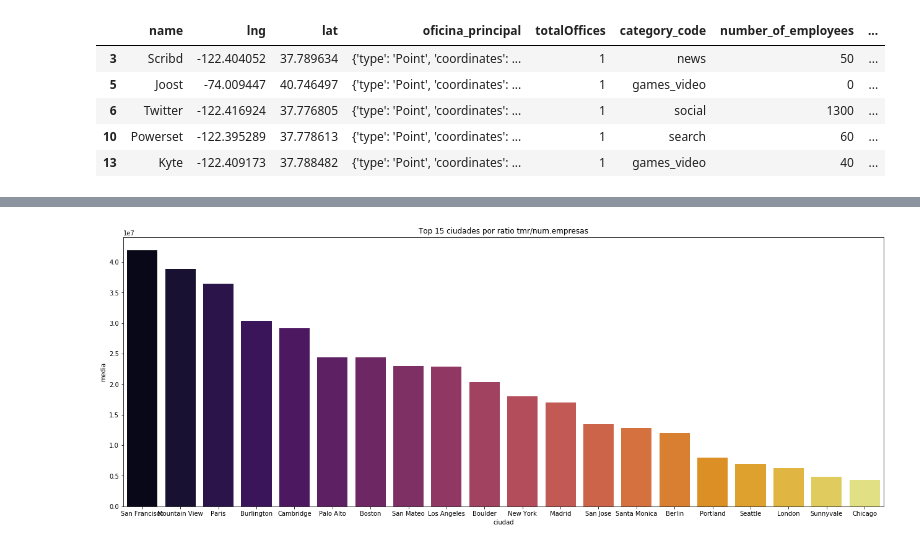
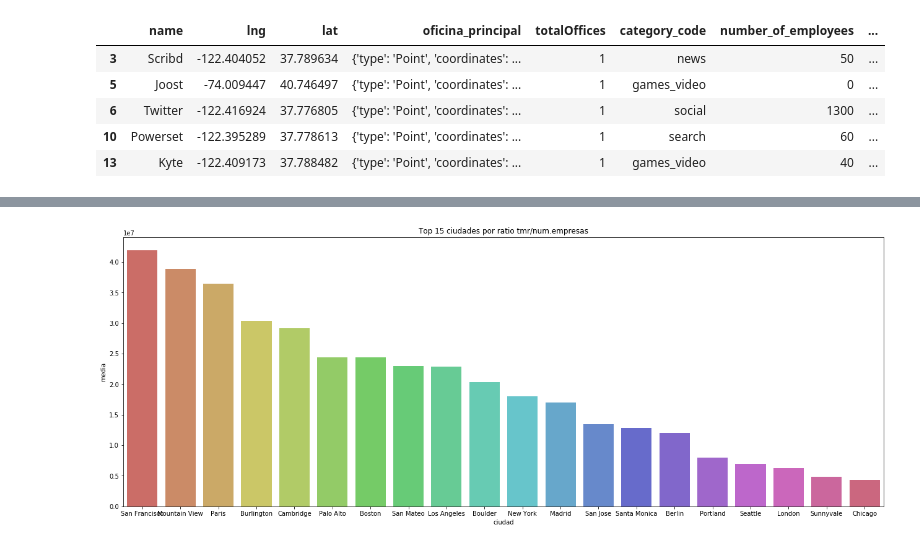
Before and after one commit to Pacoanes/find_my_office, a Jupyter notebook: Extraer.ipynb, the cells around one changed output, grey strips where cells are left out. Drawn from its saved outputs; the diff is of its cells as text; code cells hidden in the pictures.

```diff
--- a/Extraer.ipynb
+++ b/Extraer.ipynb
@@ -166,29 +167,29 @@ ma
 # %%
 def calcMedia(c):
     bd = oficinas[oficinas["ciudad"]==c]
     contador=bd.ciudad.count()
     suma=bd.total_money_raised.sum()
     media=round(suma/contador)
     return media
 
 res=[]
 for c in lista_paises:
     a=calcMedia(c)
     res.append(a)
 
 
 ciudad_media=pd.DataFrame()
 ciudad_media["ciudad"]=lista_paises
 ciudad_media["media"]=res
 ciudad_media=ciudad_media.sort_values(["media"], ascending=False)
 
 
 plt.subplots(figsize=(22,8))
-sns.barplot(ciudad_media["ciudad"],ciudad_media["media"],palette='inferno')
+sns.barplot(ciudad_media["ciudad"],ciudad_media["media"],palette='hls')
 plt.title('Top 15 ciudades por ratio tmr/num.empresas')
 plt.show()
 # %% [output]
-[figure, old version]
+[figure, new version]
 # %%
 def find(ciu, metros,que):
     bd = df20[df20["ciudad"]==ciu]
```
Also changed, not shown: parts of 4 cells of this notebook, 1 other file.
